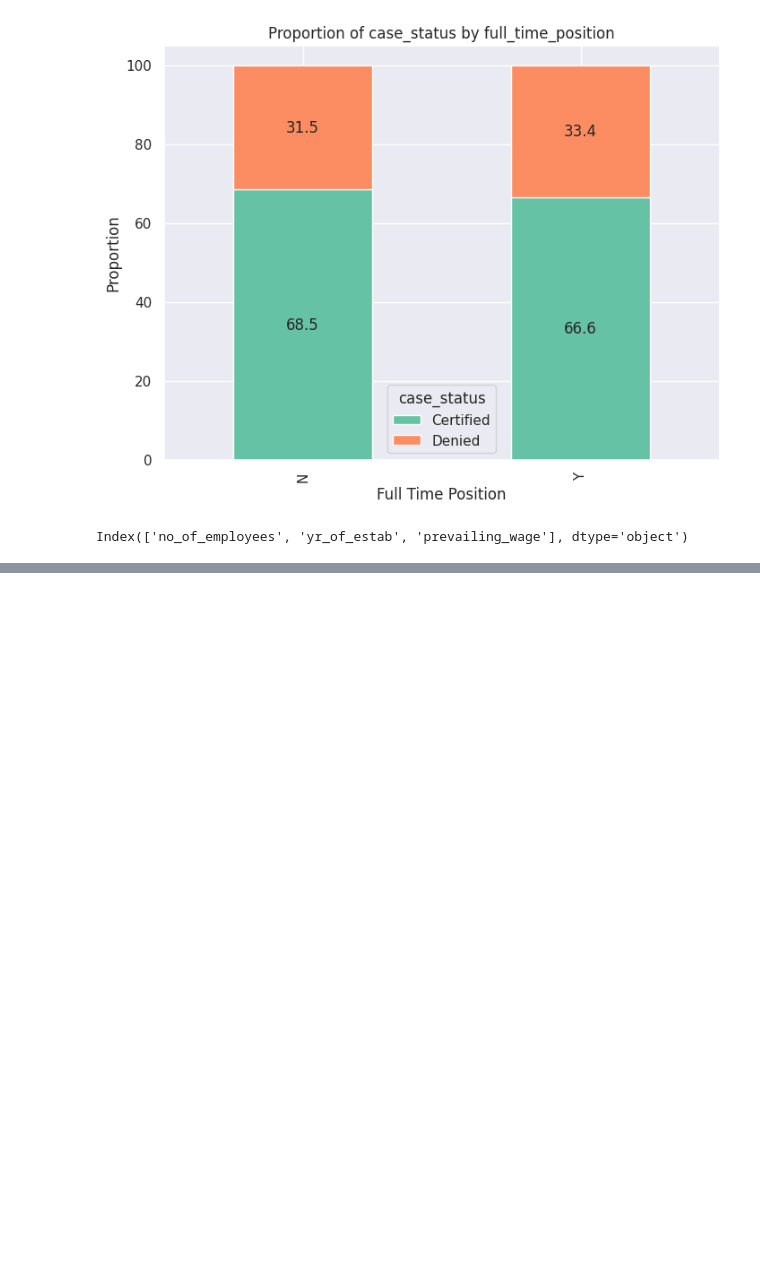
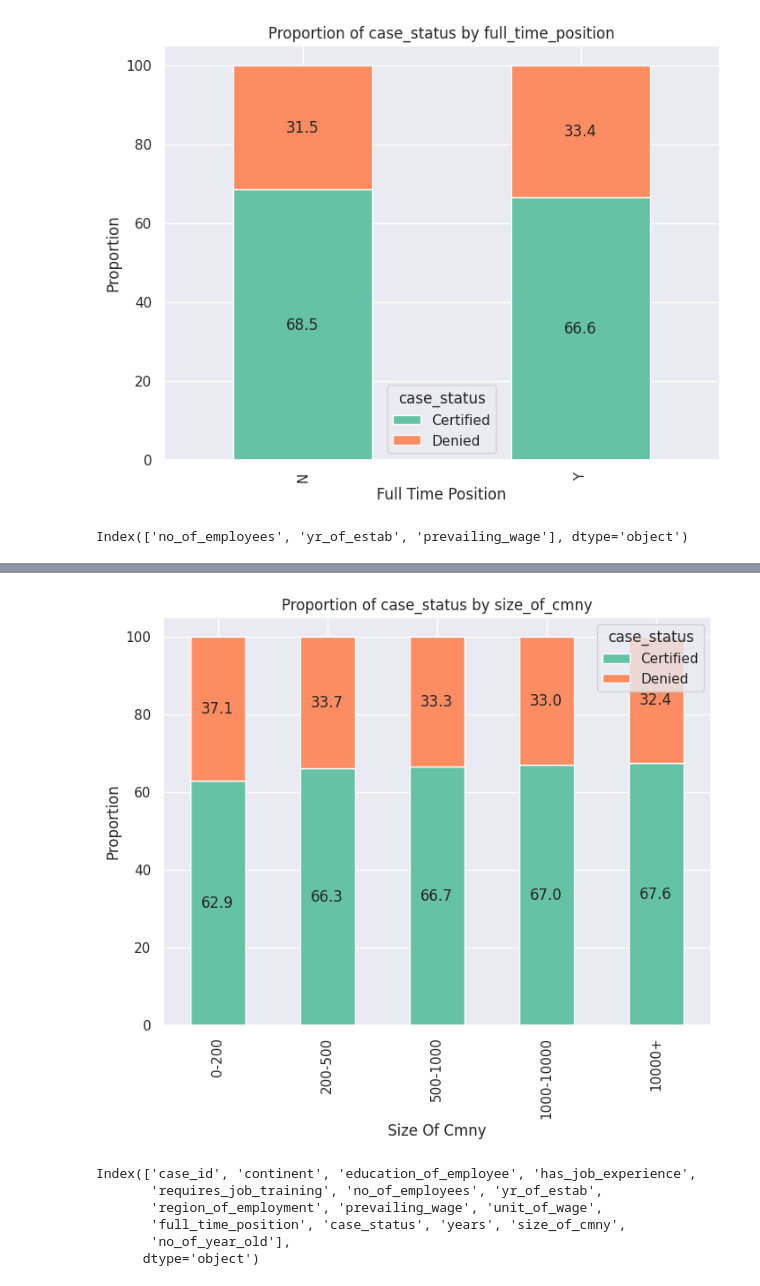
Before and after one commit to Rajesh2015/easy-visa, a Jupyter notebook: easy-visa-solution.ipynb, the cells around one changed output, grey strips where cells are left out. Saved outputs shown, nothing was run; the diff lists cells and outputs as text; code cells hidden in the pictures; blank space fills up the shorter version.

```diff
--- a/easy-visa-solution.ipynb
+++ b/easy-visa-solution.ipynb
@@ -1171,0 +1169,5 @@ dtype: float64
+# %%
+bins = [0,200,500,1000,10000,45000]
+names = ['0-200','200-500','500-1000','1000-10000','10000+']
+ezdf['size_of_cmny']=pd.cut(ezdf['no_of_employees'],bins=bins,labels=names)
+ezdf['size_of_cmny'].value_counts( normalize=False)
@@ -1171,0 +1183,13 @@ dtype: float64
+# %%
+plot_stacked_bar_with_annotations(df=ezdf,x='size_of_cmny',y='case_status');
+# %% [output]
+[figure, added]
+# %%
+ezdf.columns
+# %% [output]
+Index(['case_id', 'continent', 'education_of_employee', 'has_job_experience',
+       'requires_job_training', 'no_of_employees', 'yr_of_estab',
+       'region_of_employment', 'prevailing_wage', 'unit_of_wage',
+       'full_time_position', 'case_status', 'years', 'size_of_cmny',
+       'no_of_year_old'],
+      dtype='object')
```
Also changed, not shown: parts of 9 cells of this notebook.
